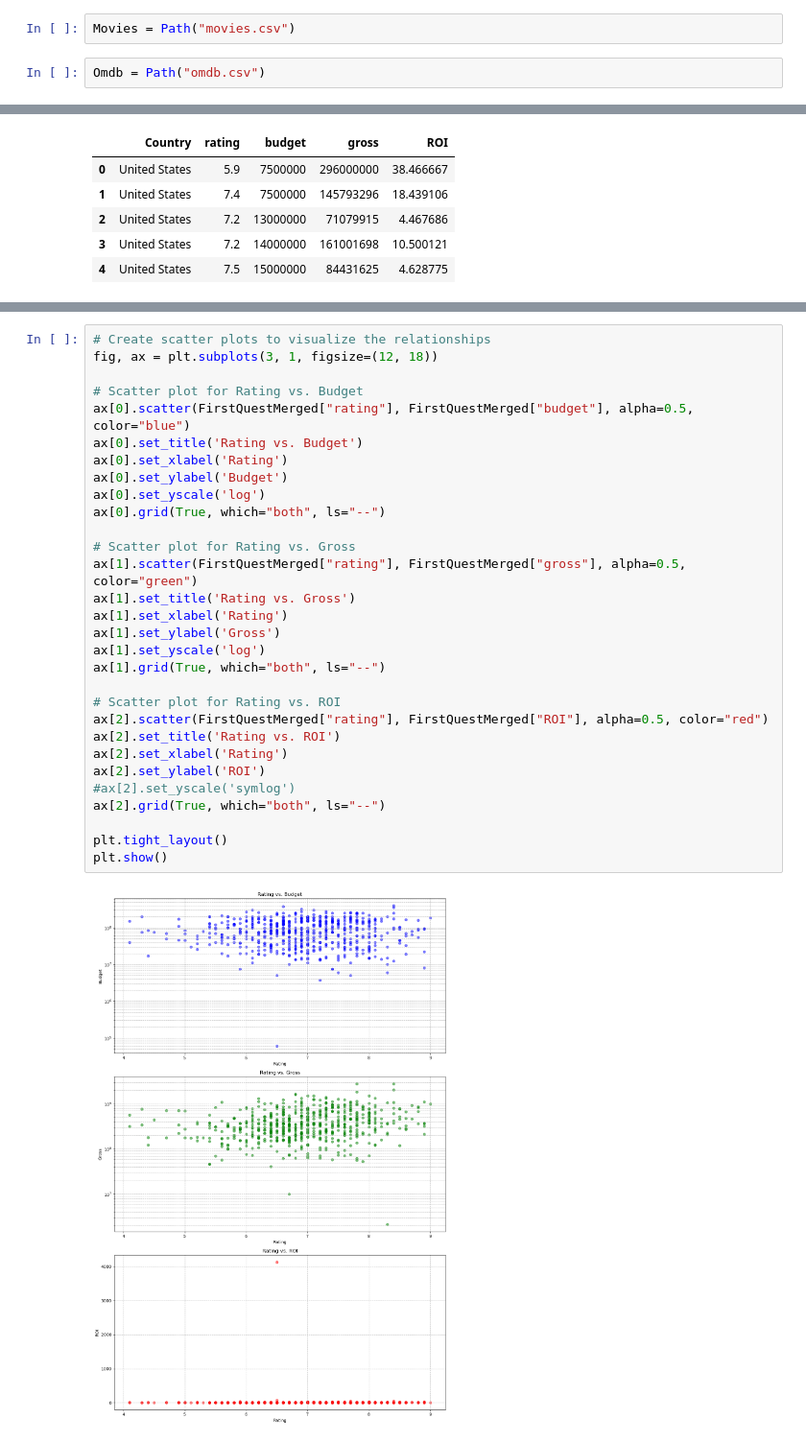
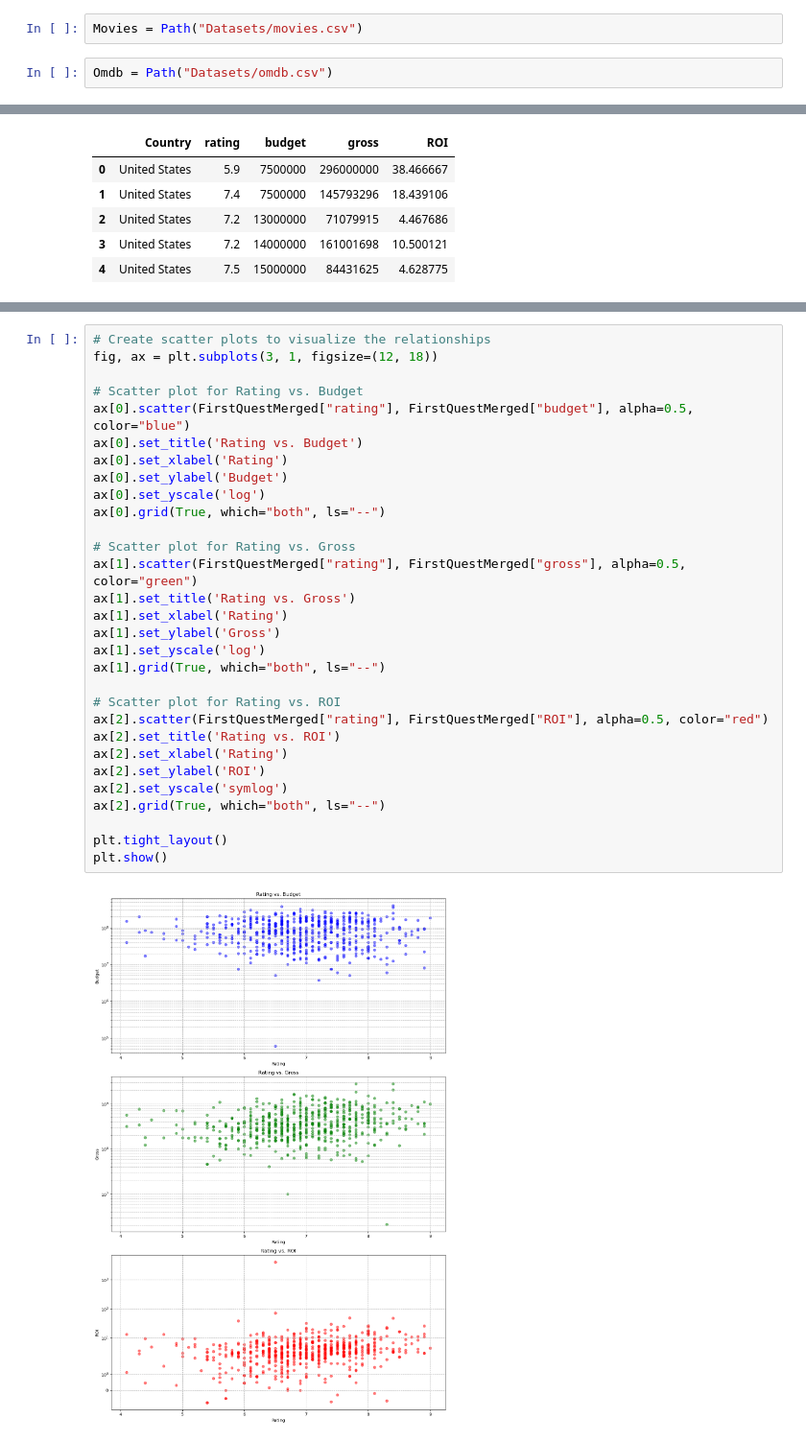
Before and after one commit to benoitchamot/MovieNerd, a Jupyter notebook: DataExplorationSArbelaez_II.ipynb, the cells around one changed output, grey strips where cells are left out. Shown at 96% size. Drawn from its saved outputs; the diff is of its cells as text.

```diff
--- a/DataExplorationSArbelaez_II.ipynb
+++ b/DataExplorationSArbelaez_II.ipynb
@@ -10,9 +10,9 @@ from pathlib import Path
 import numpy as np
 import matplotlib.pyplot as plt
 # %%
-Movies = Path("movies.csv")
+Movies = Path("Datasets/movies.csv")
 # %%
-Omdb = Path("omdb.csv")
+Omdb = Path("Datasets/omdb.csv")
 # %%
 # Import datasets Movies
 movies_df = pd.read_csv(Movies)
@@ -220,33 +240,33 @@ FirstQuestMerged[["Country", "rating", "budget", "gross", "ROI"]].head()
 # %%
 # Create scatter plots to visualize the relationships
 fig, ax = plt.subplots(3, 1, figsize=(12, 18))
 
 # Scatter plot for Rating vs. Budget
 ax[0].scatter(FirstQuestMerged["rating"], FirstQuestMerged["budget"], alpha=0.5, color="blue")
 ax[0].set_title('Rating vs. Budget')
 ax[0].set_xlabel('Rating')
 ax[0].set_ylabel('Budget')
 ax[0].set_yscale('log')
 ax[0].grid(True, which="both", ls="--")
 
 # Scatter plot for Rating vs. Gross
 ax[1].scatter(FirstQuestMerged["rating"], FirstQuestMerged["gross"], alpha=0.5, color="green")
 ax[1].set_title('Rating vs. Gross')
 ax[1].set_xlabel('Rating')
 ax[1].set_ylabel('Gross')
 ax[1].set_yscale('log')
 ax[1].grid(True, which="both", ls="--")
 
 # Scatter plot for Rating vs. ROI
 ax[2].scatter(FirstQuestMerged["rating"], FirstQuestMerged["ROI"], alpha=0.5, color="red")
 ax[2].set_title('Rating vs. ROI')
 ax[2].set_xlabel('Rating')
 ax[2].set_ylabel('ROI')
-#ax[2].set_yscale('symlog')
+ax[2].set_yscale('symlog')
 ax[2].grid(True, which="both", ls="--")
 
 plt.tight_layout()
 plt.show()
 # %% [output]
-[figure, old version]
+[figure, new version]
 # %%
```
Also changed, not shown: parts of 17 cells of this notebook, 11 other files.
